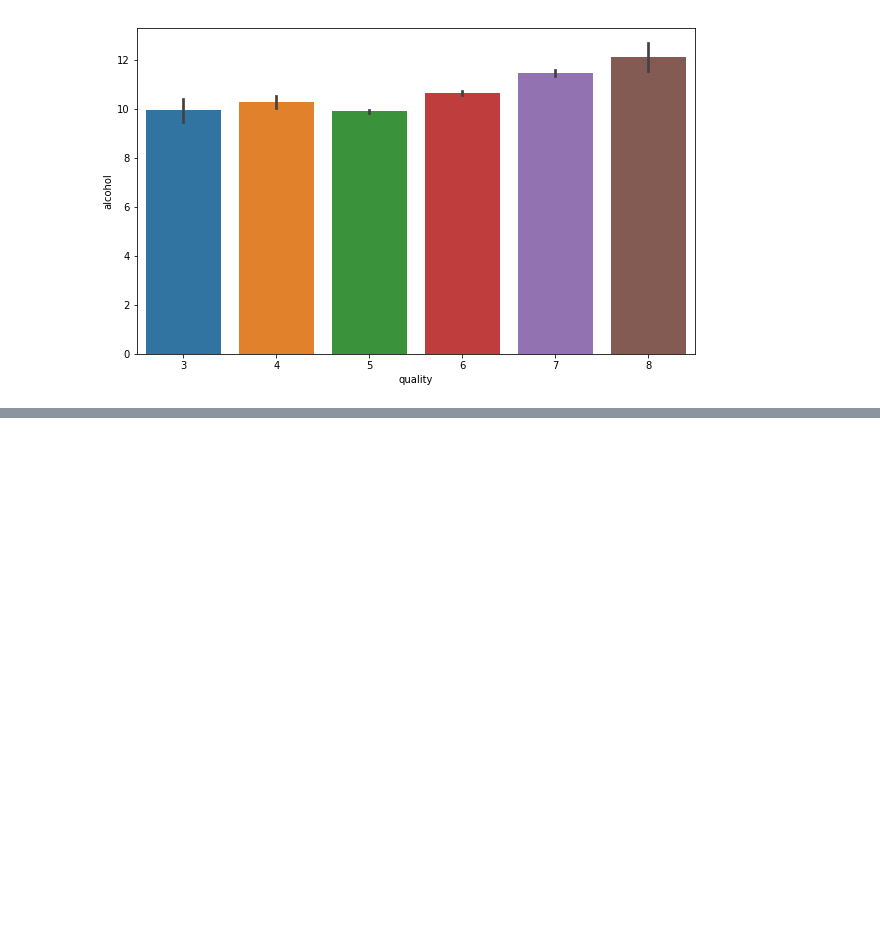
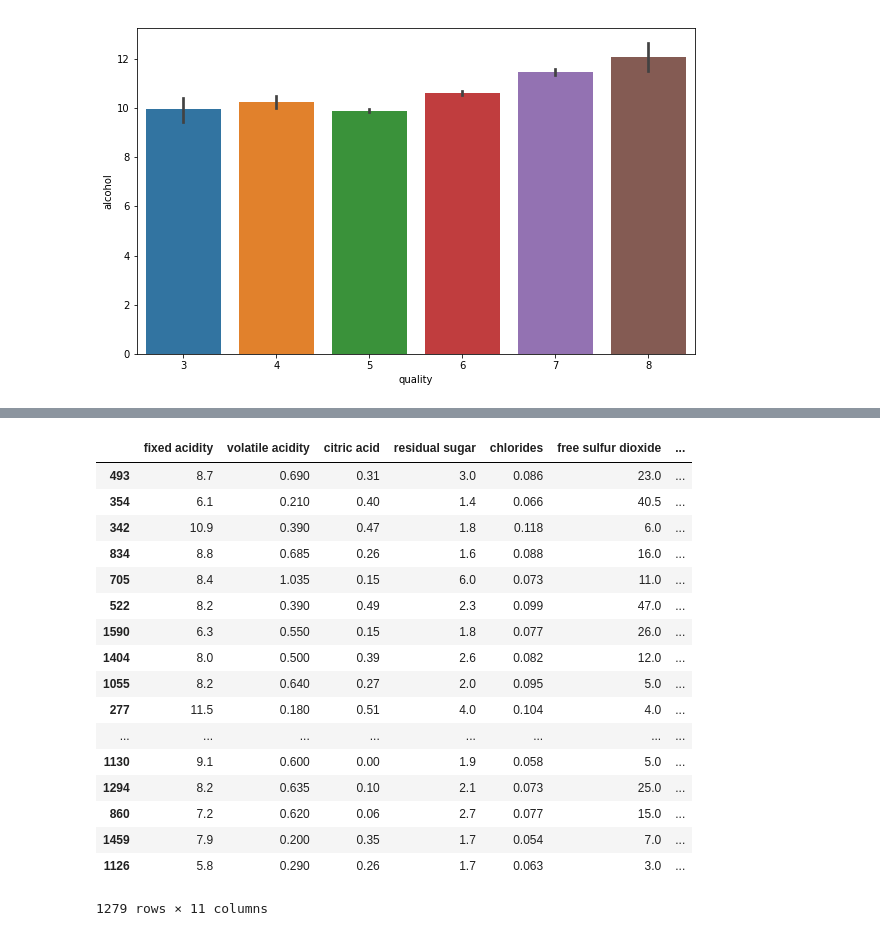
Before and after one commit to sanoyo/wine-kaggle, a Jupyter notebook: test.ipynb, the cells around one changed output, grey strips where cells are left out. Drawn from its saved outputs; the diff is of its cells as text; code cells hidden in the pictures; blank space fills up the shorter version.

Commit message:
Training and Test

```diff
--- a/test.ipynb
+++ b/test.ipynb
@@ -133,0 +160,7 @@ df.head()
+# %%
+## axisについて
+## https://qiita.com/_UD_/items/65eb9416dab37a5562dc
+
+## yを予測したい(quality)
+X = df.drop('quality', axis=1)
+y = df['quality']
@@ -133,0 +169,25 @@ df.head()
+# %%
+from sklearn.model_selection import train_test_split, GridSearchCV, cross_val_score
+
+X_train, X_test, y_train, y_test = train_test_split(X, y, test_size=0.2, random_state=42)
+# %%
+X_train
+# %% [output]
+|  | fixed acidity | volatile acidity | citric acid | residual sugar | chlorides | free sulfur dioxide | ... |
+| 493 | 8.7 | 0.690 | 0.31 | 3.0 | 0.086 | 23.0 | ... |
+| 354 | 6.1 | 0.210 | 0.40 | 1.4 | 0.066 | 40.5 | ... |
+| 342 | 10.9 | 0.390 | 0.47 | 1.8 | 0.118 | 6.0 | ... |
+| 834 | 8.8 | 0.685 | 0.26 | 1.6 | 0.088 | 16.0 | ... |
+| 705 | 8.4 | 1.035 | 0.15 | 6.0 | 0.073 | 11.0 | ... |
+| 522 | 8.2 | 0.390 | 0.49 | 2.3 | 0.099 | 47.0 | ... |
+| 1590 | 6.3 | 0.550 | 0.15 | 1.8 | 0.077 | 26.0 | ... |
+| 1404 | 8.0 | 0.500 | 0.39 | 2.6 | 0.082 | 12.0 | ... |
+| 1055 | 8.2 | 0.640 | 0.27 | 2.0 | 0.095 | 5.0 | ... |
+| 277 | 11.5 | 0.180 | 0.51 | 4.0 | 0.104 | 4.0 | ... |
+| ... | ... | ... | ... | ... | ... | ... | ... |
+| 1130 | 9.1 | 0.600 | 0.00 | 1.9 | 0.058 | 5.0 | ... |
+| 1294 | 8.2 | 0.635 | 0.10 | 2.1 | 0.073 | 25.0 | ... |
+| 860 | 7.2 | 0.620 | 0.06 | 2.7 | 0.077 | 15.0 | ... |
+| 1459 | 7.9 | 0.200 | 0.35 | 1.7 | 0.054 | 7.0 | ... |
+| 1126 | 5.8 | 0.290 | 0.26 | 1.7 | 0.063 | 3.0 | ... |
+1279 rows × 11 columns
```
Also changed, not shown: parts of 25 cells of this notebook.
